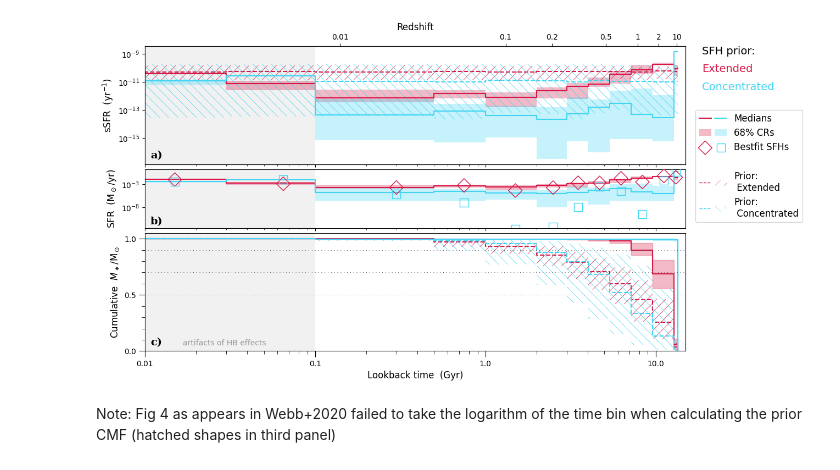
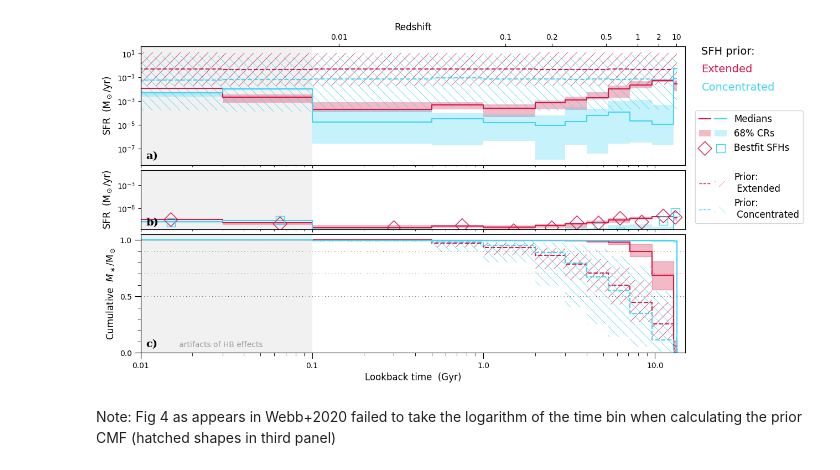
Before and after one commit to k-a-webb/Dragonfly44_SFH, a Jupyter notebook: analysis/Webb2022_figures/fig4 - compare fits (sfh prior) sfhs.ipynb, the cells around one changed output. Saved outputs shown, nothing was run; the diff lists cells and outputs as text; code cells hidden in the pictures.

Commit message:
Updated chain_to_sfr and plotting sfh and cmf

```diff
--- a/analysis/Webb2022_figures/fig4 - compare fits (sfh prior) sfhs.ipynb
+++ b/analysis/Webb2022_figures/fig4 - compare fits (sfh prior) sfhs.ipynb
@@ -69,15 +71,15 @@ fig, axes = plt.subplots(3,1,
 fig.subplots_adjust( wspace=0.05, hspace=0.05 )
 ax_ssfr,ax_sfr,ax_cmf = axes.flatten()
 
+for plot_params, prior_draws in [ [plot_params1,prior_draws1],[plot_params2,prior_draws2] ]:
+    sfrs_post = chain_to_sfr( norm_by_mass=False, **plot_params['result'] )
+    ssfrs_post = chain_to_sfr( norm_by_mass=True, **plot_params['result'] )
 
-plotting.plot_sfh( ax_ssfr, norm_by_mass=True, prior_draws=prior_draws1, show_bestfit=False, **plot_params1 )
-plotting.plot_sfh( ax_ssfr, norm_by_mass=True, prior_draws=prior_draws2, show_bestfit=False, **plot_params2 )
+    plotting.plot_sfh( ax_ssfr, sfrs_post=sfrs_post, prior_draws=prior_draws, show_bestfit=False, **plot_params )
 
-plotting.plot_sfh( ax_sfr, norm_by_mass=False, prior_draws=prior_draws1, show_priors=False, **plot_params1 )
-plotting.plot_sfh( ax_sfr, norm_by_mass=False, prior_draws=prior_draws2, show_priors=False, **plot_params2 )
+    plotting.plot_sfh( ax_sfr, sfrs_post=ssfrs_post, prior_draws=prior_draws, show_priors=False, **plot_params )
 
-plotting.plot_cmf( ax_cmf, prior_draws=prior_draws1, xscale='linear', style='step', show_bestfit=False, **plot_params1 )
-plotting.plot_cmf( ax_cmf, prior_draws=prior_draws2, xscale='linear', style='step', show_bestfit=False, **plot_params2 )
+    plotting.plot_cmf( ax_cmf, sfrs_post=sfrs_post, prior_draws=prior_draws, xscale='linear', style='step', show_bestfit=False, **plot_params )
 
 [ ax.set_xlabel(None) for ax in axes[:-1]]
 
@@ -162,35 +164,33 @@ if True: # top axis
     tax0.set_xticks(ages)
     tax0.set_xticks([], minor=True)
     tax0.set_xticklabels(zvals)
     tax0.set_xlim(ax_sfr.get_xlim())
     tax0.set_xlabel('Redshift')
 
 if True: # labels
     xtext, ytext = 1.03, 1
     ax_ann = axes[0]
     annparams = dict( xy=(0,0), va='top', xycoords='axes fraction', fontsize=14)
     ax_ann.annotate( label0, color='k', xytext=(xtext,ytext), ha='left', **annparams )
     ax_ann.annotate( label1, color=color1, xytext=(xtext,ytext-0.15), ha='left', **annparams )
     ax_ann.annotate( label2, color=color2, xytext=(xtext,ytext-0.3), ha='left', **annparams )
 
 if True: # panel labels
     ann_params = dict( xy=(0,0), xytext=(0.01,0.03),xycoords="axes fraction", ha="left", va="bottom", \
                        fontsize=14, family="serif", weight="bold" )
     ax_ssfr.annotate("a)", **ann_params)
     ax_sfr.annotate("b)", **ann_params)
     ax_cmf.annotate("c)", **ann_params)
 
 if True: # annotations
     for ax in axes:
         ax.axvspan(0,0.1, color='lightgrey', alpha=0.3, zorder=-100, lw=0)
     text = axes[-1].annotate( "artifacts of HB effects", xy=(0,0), xytext=(0.07,0.05), xycoords='axes fraction', \
                          fontsize=10, color='0.6', zorder=-99)
 
-
-
 plt.savefig('figures/fig4.pdf', **saveparams)
 plt.show()
 # %% [output]
-[figure, old version]
+[figure, new version]
 # %% [markdown]
 Note: Fig 4 as appears in Webb+2020 failed to take the logarithm of the time bin when calculating the prior CMF (hatched shapes in third panel)
```
Also changed, not shown: parts of 1 cell of this notebook, 3 other files.
